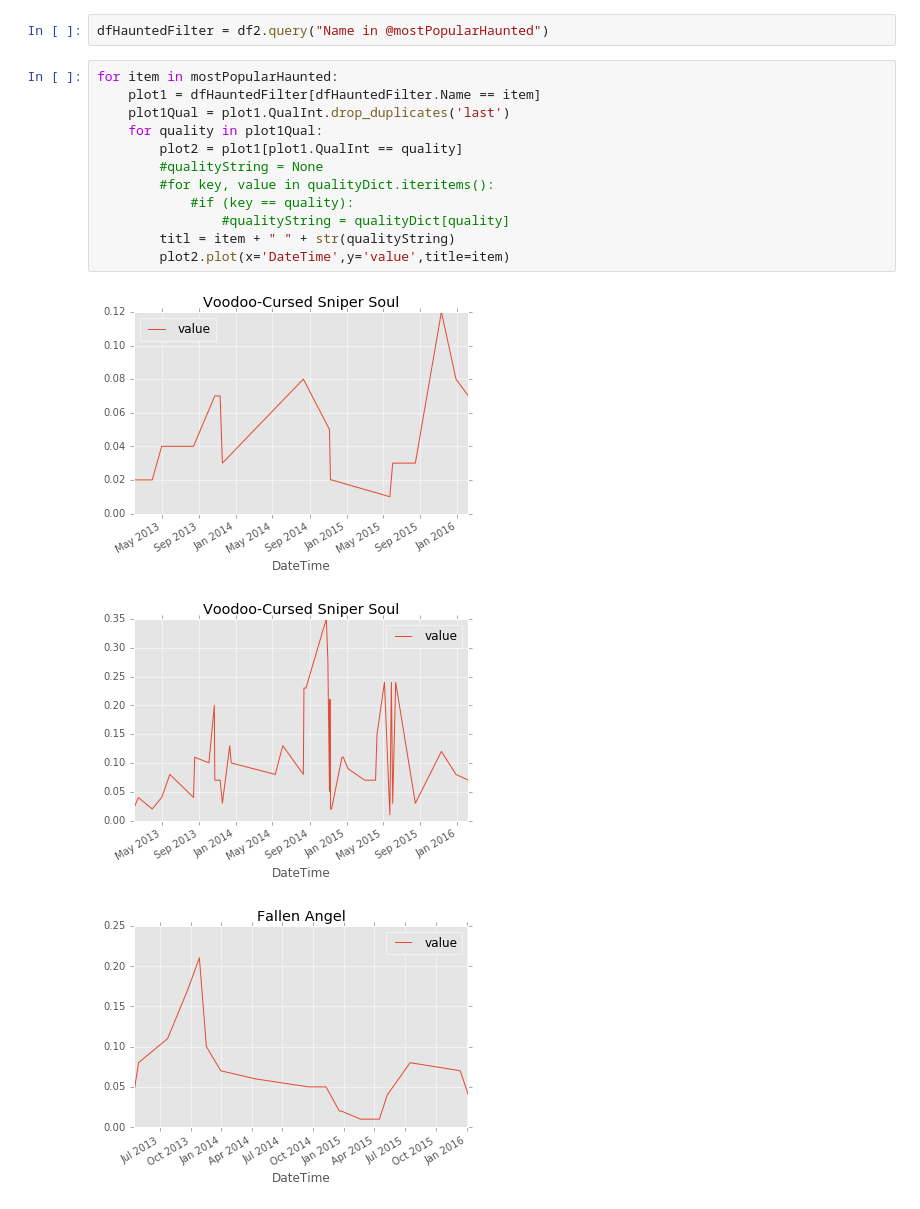
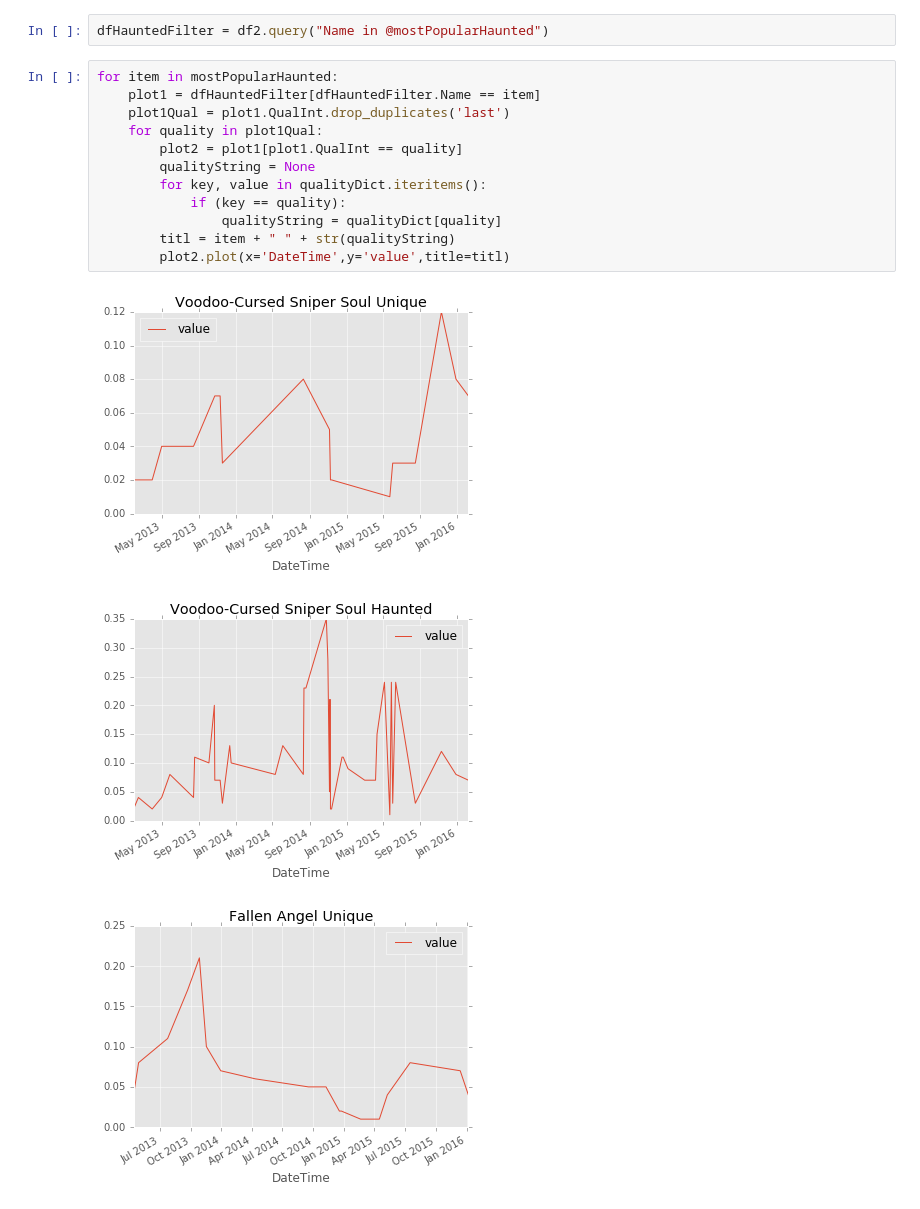
Before and after one commit to NithinPerumal/SteamMarketAnalysis, a Jupyter notebook: IPython Notebook/Nithin's workbook rn.ipynb, the cells around one changed output. Drawn from its saved outputs; the diff is of its cells as text.

Commit message:
updated for halloween items

```diff
--- a/IPython Notebook/Nithin's workbook rn.ipynb
+++ b/IPython Notebook/Nithin's workbook rn.ipynb
@@ -117,16 +103,16 @@ dfHauntedFilter = df2.query("Name in @mostPopularHaunted")
 # %%
 for item in mostPopularHaunted:
     plot1 = dfHauntedFilter[dfHauntedFilter.Name == item]
     plot1Qual = plot1.QualInt.drop_duplicates('last')
     for quality in plot1Qual:
         plot2 = plot1[plot1.QualInt == quality]
-        #qualityString = None
-        #for key, value in qualityDict.iteritems():
-            #if (key == quality):
-                #qualityString = qualityDict[quality]
+        qualityString = None
+        for key, value in qualityDict.iteritems():
+            if (key == quality):
+                qualityString = qualityDict[quality]
         titl = item + " " + str(qualityString)
-        plot2.plot(x='DateTime',y='value',title=item)
+        plot2.plot(x='DateTime',y='value',title=titl)
 # %% [output]
-[figure, old version]
+[figure, new version]
-[figure, old version]
+[figure, new version]
-[figure, old version]
+[figure, new version]
```
Also changed, not shown: parts of 2 cells of this notebook.
